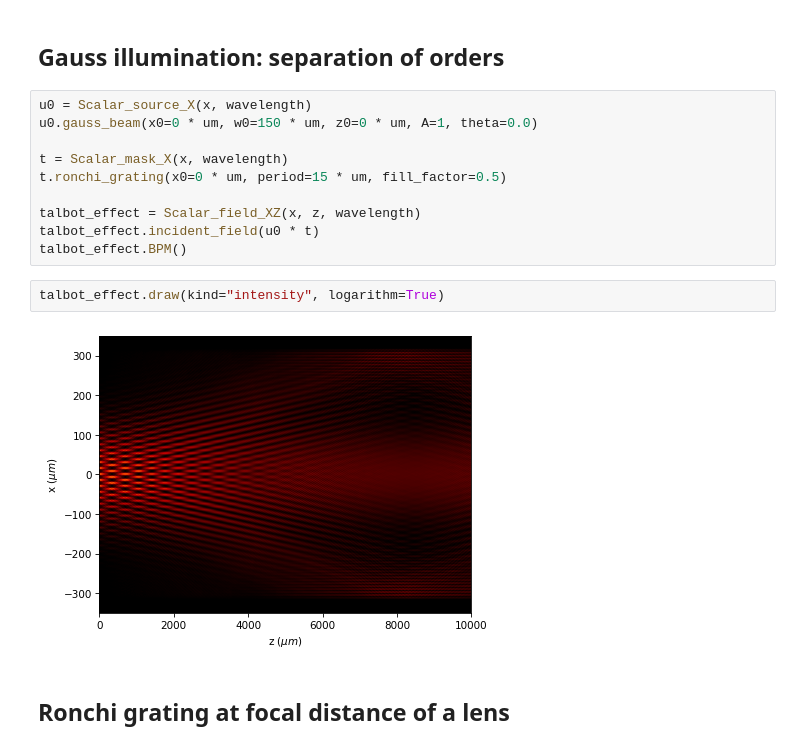
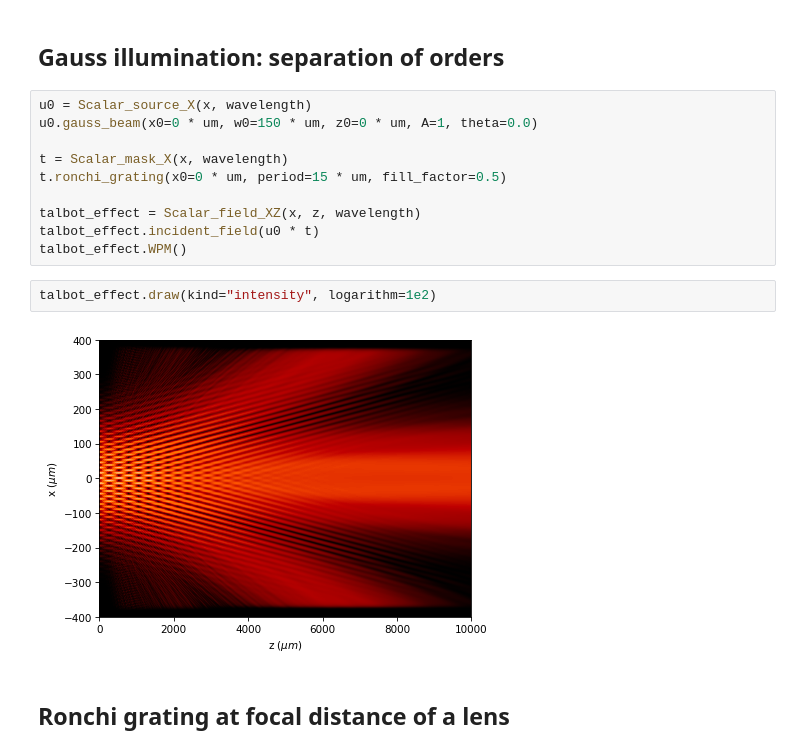
Before and after one commit to optbrea/diffractio, a Jupyter notebook: docs/source/examples_scalar/talbot_effect.ipynb, the cells around one changed output. Saved outputs shown, nothing was run; the diff lists cells and outputs as text.

```diff
--- a/docs/source/examples_scalar/talbot_effect.ipynb
+++ b/docs/source/examples_scalar/talbot_effect.ipynb
@@ -41,11 +41,11 @@ t.ronchi_grating(x0=0 * um, period=15 * um, fill_factor=0.5)
 
 talbot_effect = Scalar_field_XZ(x, z, wavelength)
 talbot_effect.incident_field(u0 * t)
-talbot_effect.BPM()
+talbot_effect.WPM()
 # %%
-talbot_effect.draw(kind="intensity", logarithm=True)
+talbot_effect.draw(kind="intensity", logarithm=1e2)
 # %% [output]
-[figure, old version]
+[figure, new version]
 # %% [markdown]
 ## Ronchi grating at focal distance of a lens
 # %%
```
Also changed, not shown: parts of 2 cells of this notebook, 11 other files.
